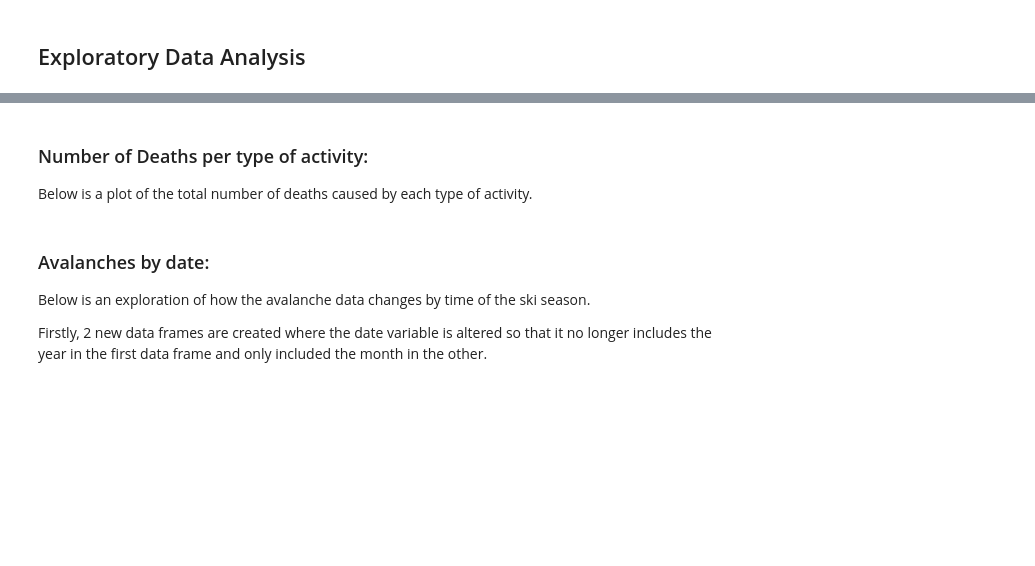
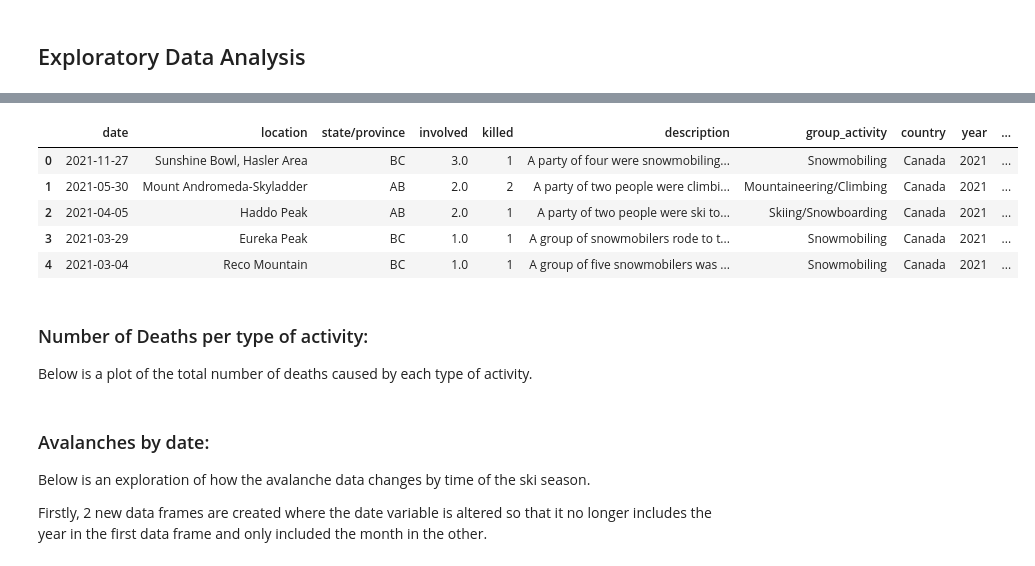
Before and after one commit to omertahi/avalanche_accidents, a Jupyter notebook: Project.ipynb, the cells around one changed output, grey strips where cells are left out. Drawn from its saved outputs; the diff is of its cells as text; code cells hidden in the pictures; blank space fills up the shorter version.

```diff
--- a/Project.ipynb
+++ b/Project.ipynb
@@ -361,3 +364,32 @@ with pd.option_context('display.max_rows', None, 'display.max_columns', None):
+# %%
+df1 = (ca_incidents
+       .copy()
+       .assign(country = np.repeat("Canada", len(df1), axis=0))
+       .iloc[:,[0,1,2,3,5,6,7,15]]
+      )
+df2 = (us_incidents
+       .copy()
+       .assign(country = np.repeat("United States", len(df2), axis=0))
+       .iloc[:,[0,1,2,3,5,6,7,15]]
+      )
+df3 = (eu_incidents
+       .copy()
+       .drop(columns = ['incident comment'])
+      )
+accidents = (pd.concat([df1, df2, df3])
+        .reset_index()
+        .drop(columns = ['index'])
+       )
+
+accidents[["year", "month", "day"]] = accidents["date"].str.split("-", expand = True)
+accidents.head()
+# %% [output]
+|  | date | location | state/province | involved | killed | description | group_activity | country | year | ... |
+| 0 | 2021-11-27 | Sunshine Bowl, Hasler Area | BC | 3.0 | 1 | A party of four were snowmobiling... | Snowmobiling | Canada | 2021 | ... |
+| 1 | 2021-05-30 | Mount Andromeda-Skyladder | AB | 2.0 | 2 | A party of two people were climbi... | Mountaineering/Climbing | Canada | 2021 | ... |
+| 2 | 2021-04-05 | Haddo Peak | AB | 2.0 | 1 | A party of two people were ski to... | Skiing/Snowboarding | Canada | 2021 | ... |
+| 3 | 2021-03-29 | Eureka Peak | BC | 1.0 | 1 | A group of snowmobilers rode to t... | Snowmobiling | Canada | 2021 | ... |
+| 4 | 2021-03-04 | Reco Mountain | BC | 1.0 | 1 | A group of five snowmobilers was ... | Snowmobiling | Canada | 2021 | ... |
 # %% [markdown]
 ### Number of Deaths per type of activity:
 
```
Also changed, not shown: parts of 4 cells of this notebook.
